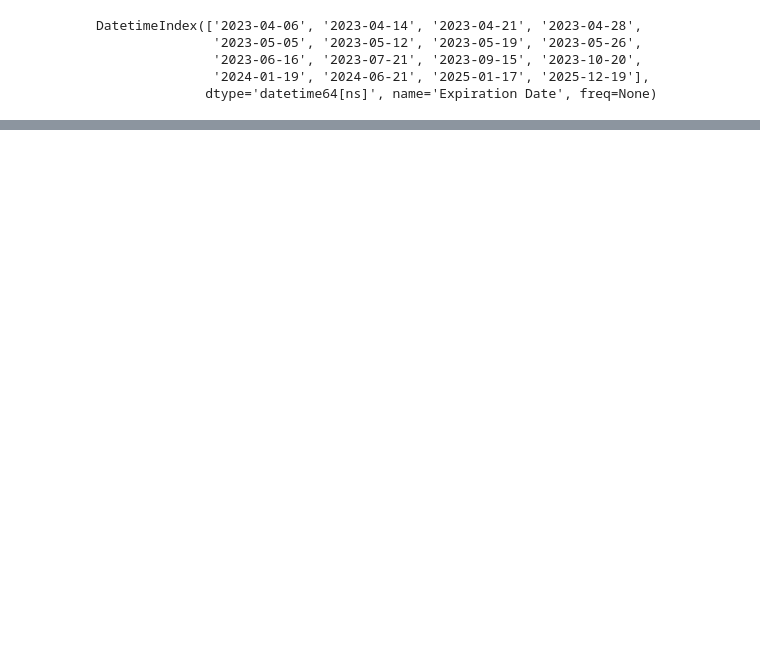
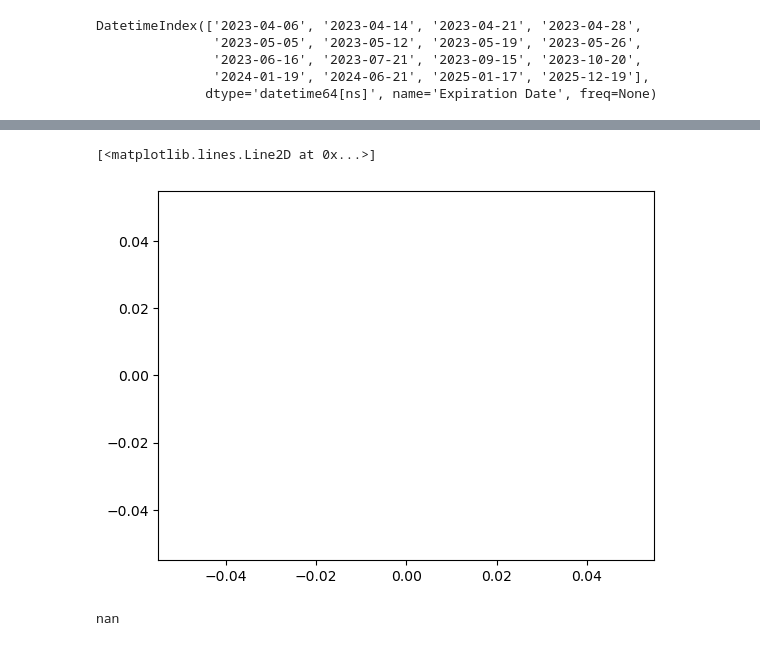
Before and after one commit to coolejungenhihi/volsurface_Sinkhorn, a Jupyter notebook: Other maturities.ipynb, the cells around one changed output, grey strips where cells are left out. Drawn from its saved outputs; the diff is of its cells as text; code cells hidden in the pictures; blank space fills up the shorter version.

```diff
--- a/Other maturities.ipynb
+++ b/Other maturities.ipynb
@@ -687,22 +704,30 @@ print(sigma_sqrtdt)
 # %%
-# Now for the maturity thereafter
+# Now for the maturity T1
 u0, h0, V = 0., 0., np.array([0.]*K.size)
+h0_prev = 0.0005
 V_prev = np.array([1.] *K.size)
+u_list, h_list = np.zeros(n), np.zeros(n)
+
 while np.linalg.norm(V-V_prev)/np.linalg.norm(V_prev) > 1e-5:
     V_prev = V
     for i in range(n):
+        print(f'i = {i}')
         s1 = X1[i]
         P_disc_s1 = P_disc_X1[i]
         sigma_sqrtdt_i = sigma_sqrtdt[i]
-        h0 = optimize.root_scalar(I_h_0_,args=(V,s1,K,sigma_sqrtdt_i,P_disc_s1,K1,K2) ,bracket = [-0.02,0.02],x0=0.00005, fprime = I_h_0_grad, fprime2 = I_h_0_hessian).root
+        h0 = optimize.root_scalar(I_h_0_,args=(V,s1,K,sigma_sqrtdt_i,P_disc_s1,K1,K2) ,bracket = [h0_prev-0.01,h0_prev+0.01],x0=h0_prev, fprime = I_h_0_grad, fprime2 = I_h_0_hessian).root
         print(f' h0 = {h0}')
         u0 = -np.log(1/I_u_(h0,V,s1,K,sigma_sqrtdt_i,P_disc_S1,K1,K2))
         print(f' u0 = {u0}')
+        h0_prev = h0
+
+        u_list[i] = u0
+        h_list[i] = h0
 
 
 
     #V = optimize.minimize(fun= G1, x0=V, args=(u0,h0,K,omega_K,S0,sigma0,t1), method='BFGS', jac= grad_G1, hess=Hess_G1, hessp=None, bounds=None, constraints=(), tol=1e-2, callback=None, options=None).x
-    V = optimize.minimize(fun= G1_, x0=V, args=(u0,h0,S0,C0,omega_K,sigma_sqrtdt0,1.,K1,K2), method='Newton-CG', jac= grad_G1_, hess=None, hessp=None, bounds=None, constraints=(), tol=1e-5, callback=None, options=None).x
+    V = optimize.minimize(fun= G1_, x0=V, args=(u_list,h_list,X1,C0,omega_K,sigma_sqrtdt,P_disc_X1,K1,K2), method='Newton-CG', jac= grad_G1_, hess=None, hessp=None, bounds=None, constraints=(), tol=1e-5, callback=None, options=None).x
     print(f'V = {V}')
 
     print(f'normdiff = {np.linalg.norm(V-V_prev)/np.linalg.norm(V_prev)}')
@@ -711,0 +754,12 @@ ValueError: f(a) and f(b) must have different signs
+# %%
+hh = np.linspace(-0.15,-0.05,1000)
+i = 74
+I_h = lambda h: I_h_0_(h,V,X1[i],K,sigma_sqrtdt[i],P_disc_X1[i],K1-10,K2+10) # Doesn't seem to have a zero?
+plt.plot(hh,I_h(hh))
+# %% [output]
+[<matplotlib.lines.Line2D at 0x...>]
+[figure, added]
+# %%
+I_h_0_(2,V,X1[1],K,sigma_sqrtdt[0],P_disc_X1[0],K1,K2)
+# %% [output]
+nan
```
Also changed, not shown: parts of 12 cells of this notebook.
